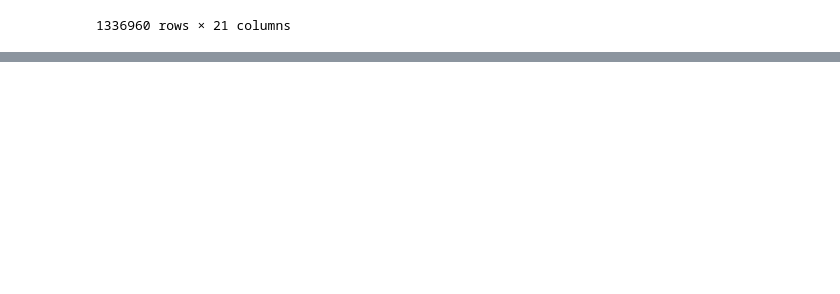
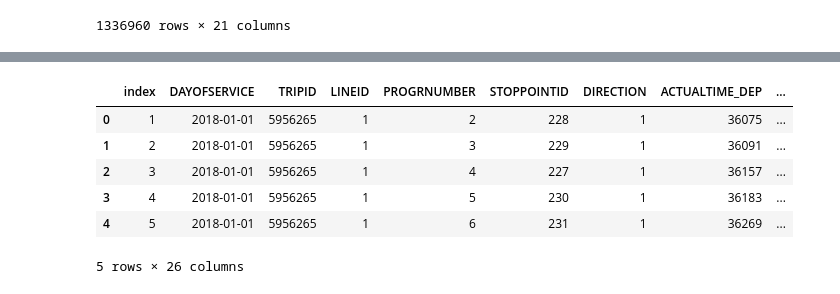
Before and after one commit to conorshort/dublin-bus-app, a Jupyter notebook: DataAnalytics/arrivaltimesmodel.ipynb, the cells around one changed output, grey strips where cells are left out. Saved outputs shown, nothing was run; the diff lists cells and outputs as text; code cells hidden in the pictures; blank space fills up the shorter version.

```diff
--- a/DataAnalytics/arrivaltimesmodel.ipynb
+++ b/DataAnalytics/arrivaltimesmodel.ipynb
@@ -312 +299,15 @@ for i in range(len(df_1['TRIPID'])):
+# %%
+
+df_1=pd.merge(df_1, weatherData, how='inner', left_on=['DAYOFSERVICE', 'hour'], right_on=['DAYOFSERVICE','hour'])
+df_1 =pd.merge(df_1, holidayData, how='inner', left_on=['DAYOFSERVICE'], right_on=['DAYOFSERVICE'])
+# %%
+df_1.head()
+# %% [output]
+|  | index | DAYOFSERVICE | TRIPID | LINEID | PROGRNUMBER | STOPPOINTID | DIRECTION | ACTUALTIME_DEP | ... |
+| 0 | 1 | 2018-01-01 | 5956265 | 1 | 2 | 228 | 1 | 36075 | ... |
+| 1 | 2 | 2018-01-01 | 5956265 | 1 | 3 | 229 | 1 | 36091 | ... |
+| 2 | 3 | 2018-01-01 | 5956265 | 1 | 4 | 227 | 1 | 36157 | ... |
+| 3 | 4 | 2018-01-01 | 5956265 | 1 | 5 | 230 | 1 | 36183 | ... |
+| 4 | 5 | 2018-01-01 | 5956265 | 1 | 6 | 231 | 1 | 36269 | ... |
+5 rows × 26 columns
 # %%
```
Also changed, not shown: parts of 8 cells of this notebook.
